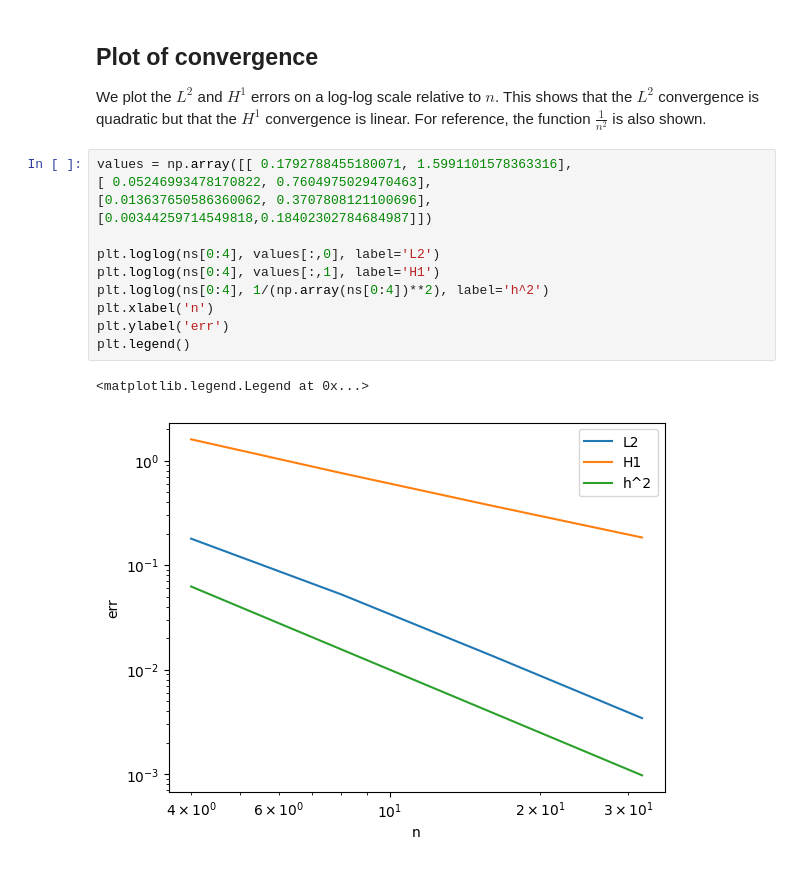
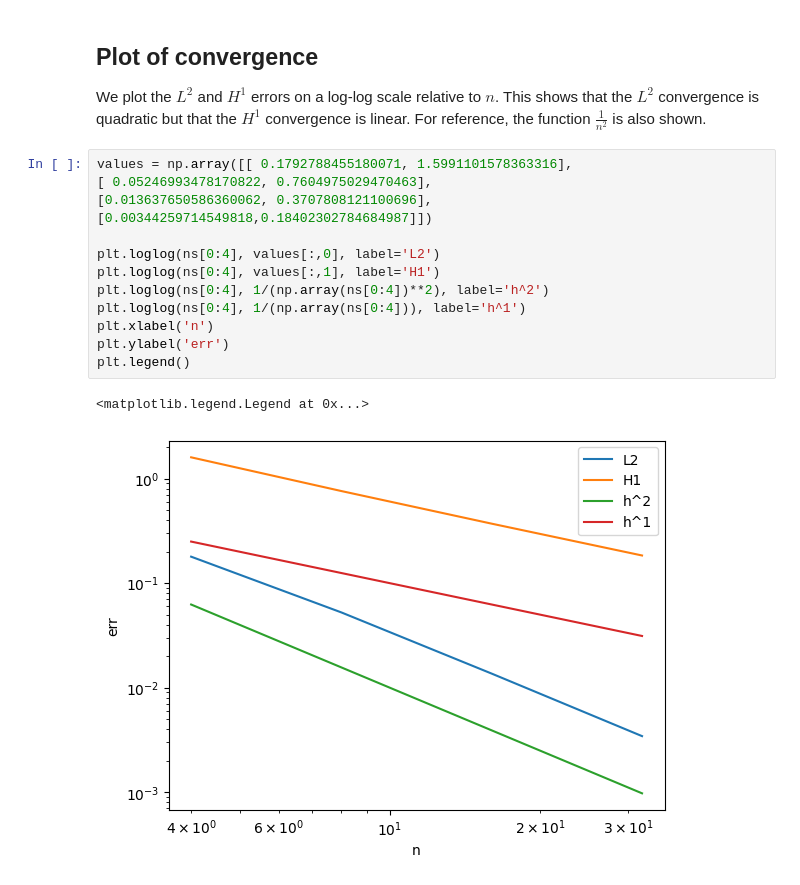
Before and after one commit to Nokorot/SciCompExercises, a Jupyter notebook: ProgSheet_2_fast_and_ugly.ipynb, the cells around one changed output. Drawn from its saved outputs; the diff is of its cells as text.

```diff
--- a/ProgSheet_2_fast_and_ugly.ipynb
+++ b/ProgSheet_2_fast_and_ugly.ipynb
@@ -227,15 +224,16 @@ We plot the $L^2$ and $H^1$ errors on a log-log scale relative to $n$. This show
 # %%
 values = np.array([[ 0.1792788455180071, 1.5991101578363316],
 [ 0.05246993478170822, 0.7604975029470463],
 [0.013637650586360062, 0.3707808121100696],
 [0.00344259714549818,0.18402302784684987]])
 
 plt.loglog(ns[0:4], values[:,0], label='L2')
 plt.loglog(ns[0:4], values[:,1], label='H1')
 plt.loglog(ns[0:4], 1/(np.array(ns[0:4])**2), label='h^2')
+plt.loglog(ns[0:4], 1/(np.array(ns[0:4])), label='h^1')
 plt.xlabel('n')
 plt.ylabel('err')
 plt.legend()
 # %% [output]
 <matplotlib.legend.Legend at 0x...>
-[figure, old version]
+[figure, new version]
```
Also changed, not shown: parts of 1 cell of this notebook, 6 other files.
